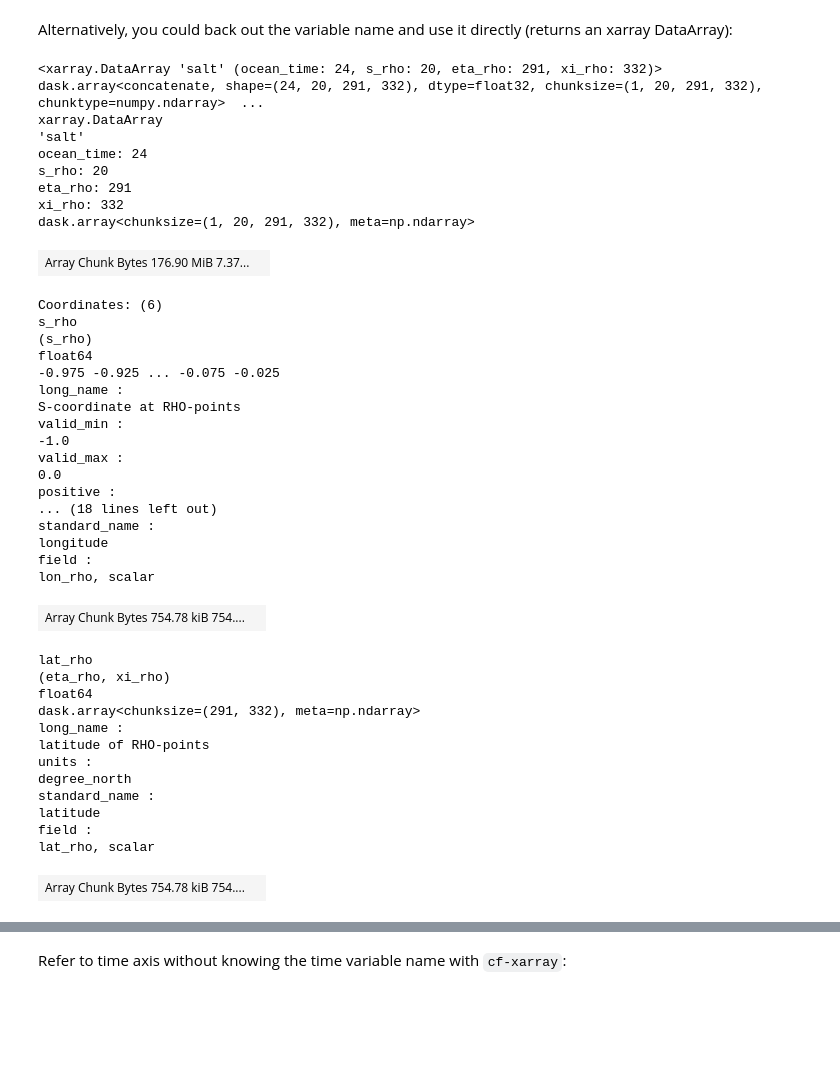
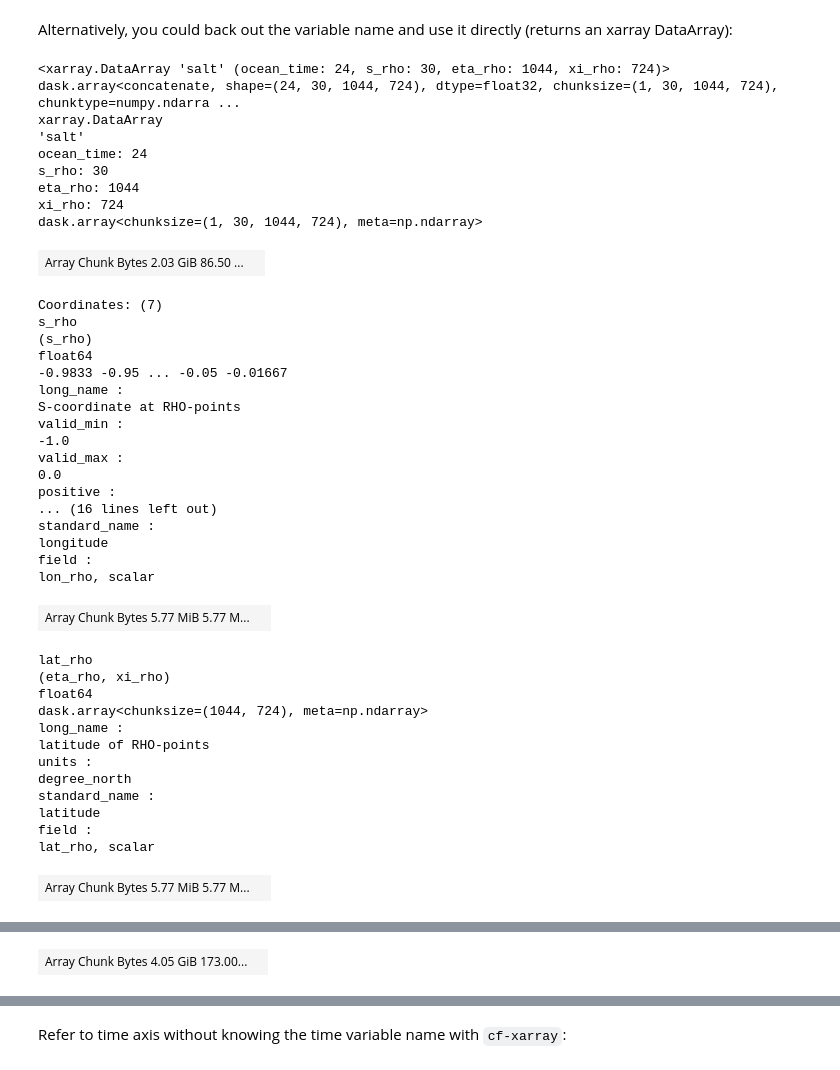
Before and after one commit to NOAA-ORR-ERD/model_catalogs, a Jupyter notebook: model_catalogs/model_catalogs/notebooks/demo.ipynb, the cells around one changed output, grey strips where cells are left out. Cells and saved outputs as stored; diff of their text form; code cells hidden in the pictures; blank space fills up the shorter version.

```diff
--- a/model_catalogs/model_catalogs/notebooks/demo.ipynb
+++ b/model_catalogs/model_catalogs/notebooks/demo.ipynb
@@ -142,0 +140,5 @@ list(cats.user_cat)
+# %%
+%%time
+start_date = '2020-01-01'
+cat = mc.add_url_path(cat, start_date=start_date, end_date=start_date)
+cat
@@ -142,0 +199,4 @@ list(cats.user_cat)
+# %%
+%%time
+ds = cat['CIOFS'].to_dask()
+ds
@@ -338,23 +371,23 @@ EXTRA_DIMENSION.N :
 # %% [markdown]
 Alternatively, you could back out the variable name and use it directly (returns an xarray DataArray):
 # %%
-varname = cats.user_cat['CBOFS-nowcast'].metadata['standard_names']['sea_water_practical_salinity']
-cats.user_cat['CBOFS-nowcast']._ds[varname]
+varname = cat['CIOFS'].metadata['standard_names']['sea_water_practical_salinity']
+ds[varname]
 # %% [output]
-<xarray.DataArray 'salt' (ocean_time: 24, s_rho: 20, eta_rho: 291, xi_rho: 332)> dask.array<concatenate, shape=(24, 20, 291, 332), dtype=float32, chunksize=(1, 20, 291, 332), chunktype=numpy.ndarray>  ...
+<xarray.DataArray 'salt' (ocean_time: 24, s_rho: 30, eta_rho: 1044, xi_rho: 724)> dask.array<concatenate, shape=(24, 30, 1044, 724), dtype=float32, chunksize=(1, 30, 1044, 724), chunktype=numpy.ndarra ...
 xarray.DataArray
 'salt'
 ocean_time: 24
-s_rho: 20
-eta_rho: 291
-xi_rho: 332
-dask.array<chunksize=(1, 20, 291, 332), meta=np.ndarray>
+s_rho: 30
+eta_rho: 1044
+xi_rho: 724
+dask.array<chunksize=(1, 30, 1044, 724), meta=np.ndarray>
-| Array Chunk Bytes 176.90 MiB 7.37... |  |
+| Array Chunk Bytes 2.03 GiB 86.50 ... |  |
-Coordinates: (6)
+Coordinates: (7)
 s_rho
 (s_rho)
 float64
--0.975 -0.925 ... -0.075 -0.025
+-0.9833 -0.95 ... -0.05 -0.01667
 long_name :
 S-coordinate at RHO-points
 valid_min :
@@ -362,16 +395,16 @@ valid_min :
 valid_max :
 0.0
 positive :
-... (18 lines left out)
+... (16 lines left out)
 standard_name :
 longitude
 field :
 lon_rho, scalar
-| Array Chunk Bytes 754.78 kiB 754.... |  |
+| Array Chunk Bytes 5.77 MiB 5.77 M... |  |
 lat_rho
 (eta_rho, xi_rho)
 float64
-dask.array<chunksize=(291, 332), meta=np.ndarray>
+dask.array<chunksize=(1044, 724), meta=np.ndarray>
 long_name :
 latitude of RHO-points
 units :
@@ -380,7 +413,7 @@ standard_name :
 latitude
 field :
 lat_rho, scalar
-| Array Chunk Bytes 754.78 kiB 754.... |  |
+| Array Chunk Bytes 5.77 MiB 5.77 M... |  |
 ocean_time
 (ocean_time)
 datetime64[ns]
@@ -400,0 +436 @@ sea_water_practical_salinity
+| Array Chunk Bytes 4.05 GiB 173.00... |  |
```
Also changed, not shown: parts of 51 cells of this notebook.
